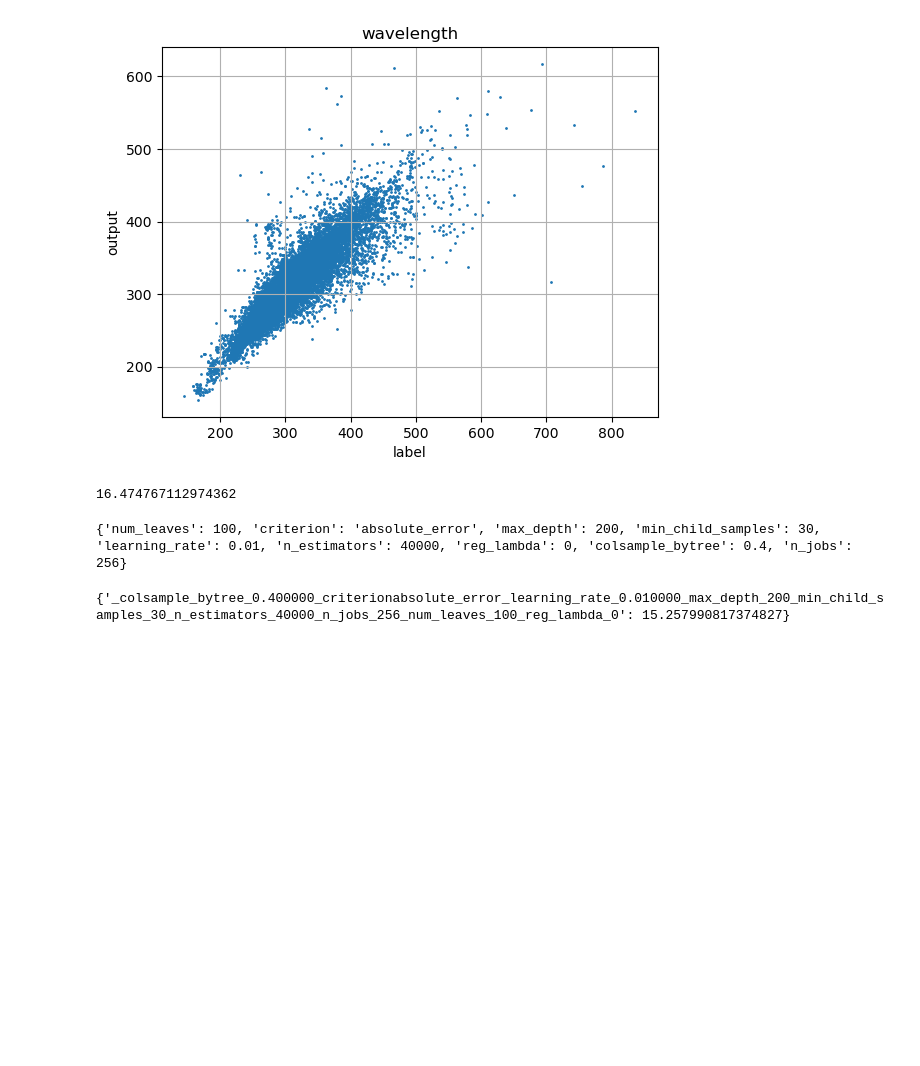
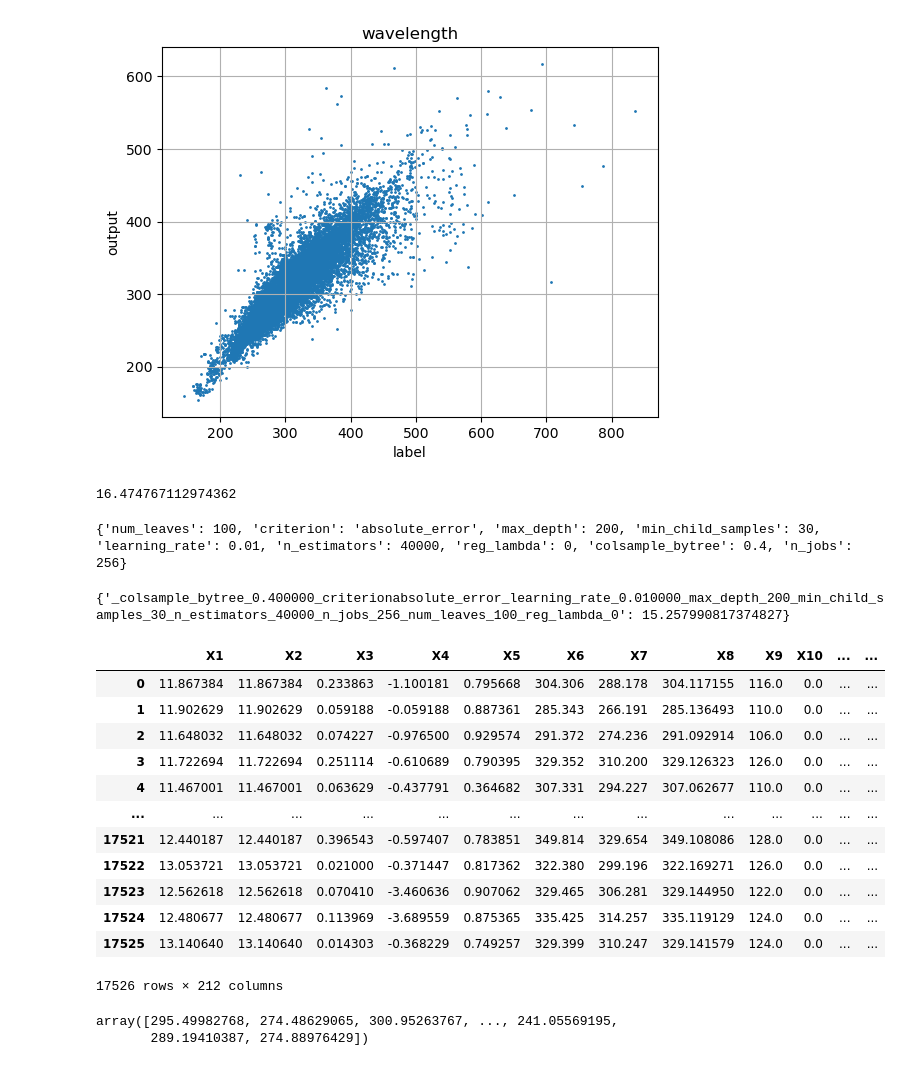
Before and after one commit to ishiken4869/LightGBM_molecular_prediction, a Jupyter notebook: src/LightGBM_regression.ipynb, the cells around one changed output. Drawn from its saved outputs; the diff is of its cells as text; code cells hidden in the pictures; blank space fills up the shorter version.

```diff
--- a/src/LightGBM_regression.ipynb
+++ b/src/LightGBM_regression.ipynb
@@ -178,3 +178,19 @@ print(best_model_hyperparams)
 all_model_results
 # %% [output]
 {'_colsample_bytree_0.400000_criterionabsolute_error_learning_rate_0.010000_max_depth_200_min_child_samples_30_n_estimators_40000_n_jobs_256_num_leaves_100_reg_lambda_0': 15.257990817374827}
+# %%
+test_dataset.to_dataframe()
+# %% [output]
+|  | X1 | X2 | X3 | X4 | X5 | X6 | X7 | X8 | X9 | X10 | ... | ... |
+| 0 | 11.867384 | 11.867384 | 0.233863 | -1.100181 | 0.795668 | 304.306 | 288.178 | 304.117155 | 116.0 | 0.0 | ... | ... |
+| 1 | 11.902629 | 11.902629 | 0.059188 | -0.059188 | 0.887361 | 285.343 | 266.191 | 285.136493 | 110.0 | 0.0 | ... | ... |
+| 2 | 11.648032 | 11.648032 | 0.074227 | -0.976500 | 0.929574 | 291.372 | 274.236 | 291.092914 | 106.0 | 0.0 | ... | ... |
+| 3 | 11.722694 | 11.722694 | 0.251114 | -0.610689 | 0.790395 | 329.352 | 310.200 | 329.126323 | 126.0 | 0.0 | ... | ... |
+| 4 | 11.467001 | 11.467001 | 0.063629 | -0.437791 | 0.364682 | 307.331 | 294.227 | 307.062677 | 110.0 | 0.0 | ... | ... |
+| ... | ... | ... | ... | ... | ... | ... | ... | ... | ... | ... | ... | ... |
+| 17521 | 12.440187 | 12.440187 | 0.396543 | -0.597407 | 0.783851 | 349.814 | 329.654 | 349.108086 | 128.0 | 0.0 | ... | ... |
+| 17522 | 13.053721 | 13.053721 | 0.021000 | -0.371447 | 0.817362 | 322.380 | 299.196 | 322.169271 | 126.0 | 0.0 | ... | ... |
+| 17523 | 12.562618 | 12.562618 | 0.070410 | -3.460636 | 0.907062 | 329.465 | 306.281 | 329.144950 | 122.0 | 0.0 | ... | ... |
+| 17524 | 12.480677 | 12.480677 | 0.113969 | -3.689559 | 0.875365 | 335.425 | 314.257 | 335.119129 | 124.0 | 0.0 | ... | ... |
+| 17525 | 13.140640 | 13.140640 | 0.014303 | -0.368229 | 0.749257 | 329.399 | 310.247 | 329.141579 | 124.0 | 0.0 | ... | ... |
+17526 rows × 212 columns
@@ -180,0 +199,5 @@ all_model_results
+# %%
+predicted_test
+# %% [output]
+array([295.49982768, 274.48629065, 300.95263767, ..., 241.05569195,
+       289.19410387, 274.88976429])
```
Also changed, not shown: parts of 4 cells of this notebook, 3 other files.
